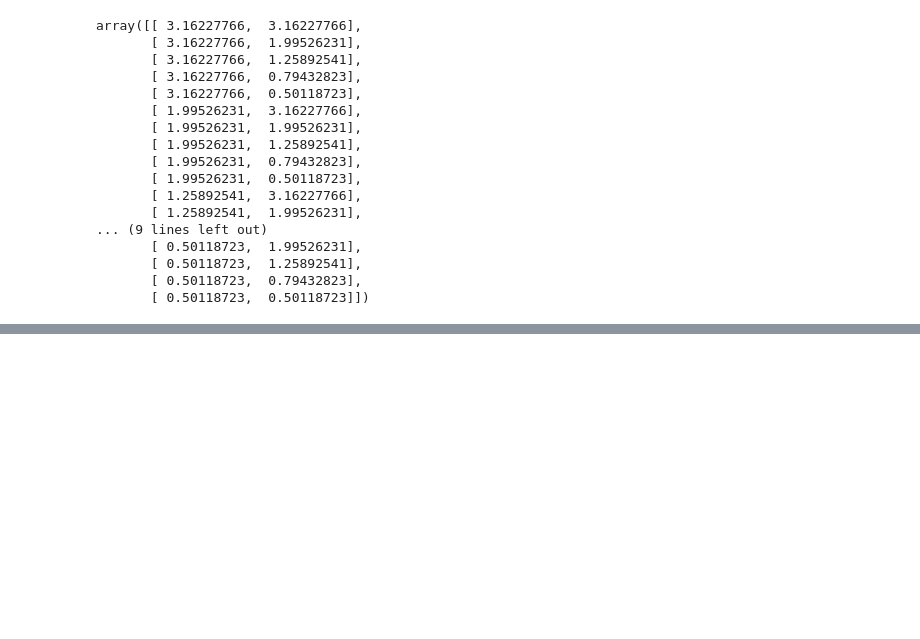
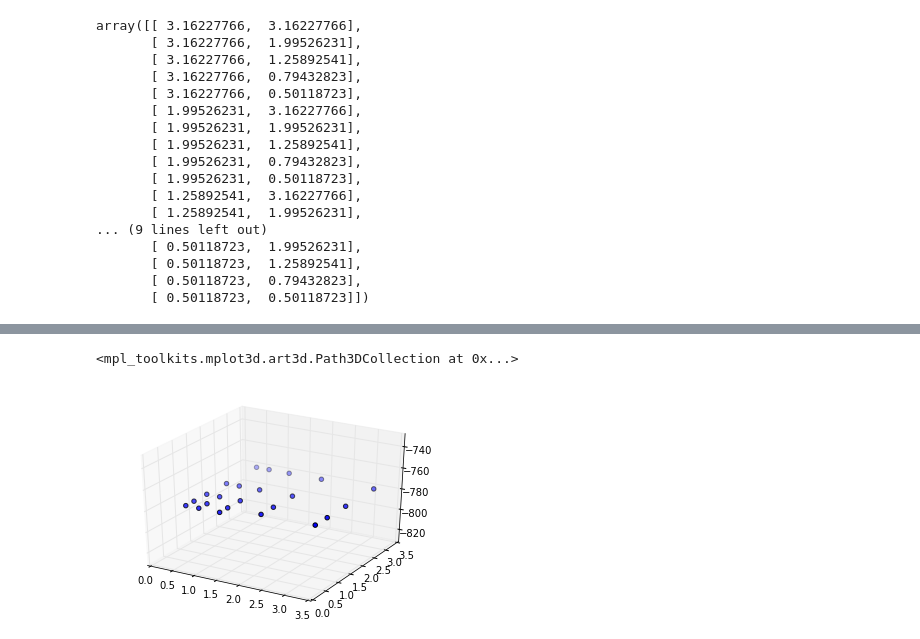
Before and after one commit to catniplab/vlgp, a Jupyter notebook: main.ipynb, the cells around one changed output, grey strips where cells are left out. Saved outputs shown, nothing was run; the diff lists cells and outputs as text; code cells hidden in the pictures; blank space fills up the shorter version.

```diff
--- a/main.ipynb
+++ b/main.ipynb
@@ -219,0 +227,3 @@ ValueError: to_rgba: Invalid rgba arg "[ -7.77609290e+02  -7.89478705e+02   3.32
+# %%
+mz = z[np.ma.masked_less(lb4v, 0).mask, :]
+mz
@@ -220,5 +248,8 @@ ValueError: to_rgba: Invalid rgba arg "[ -7.77609290e+02  -7.89478705e+02   3.32
 # %%
 from mpl_toolkits.mplot3d import Axes3D
 fig = figure()
 ax = fig.add_subplot(111, projection='3d')
-ax.scatter(grid[:,0], grid[:, 1], lb4v)
+ax.scatter(mz[:, 0], mz[:, 1], mz[0, 2])
+# %% [output]
+<mpl_toolkits.mplot3d.art3d.Path3DCollection at 0x...>
+[figure, added]
```
Also changed, not shown: parts of 6 cells of this notebook.
